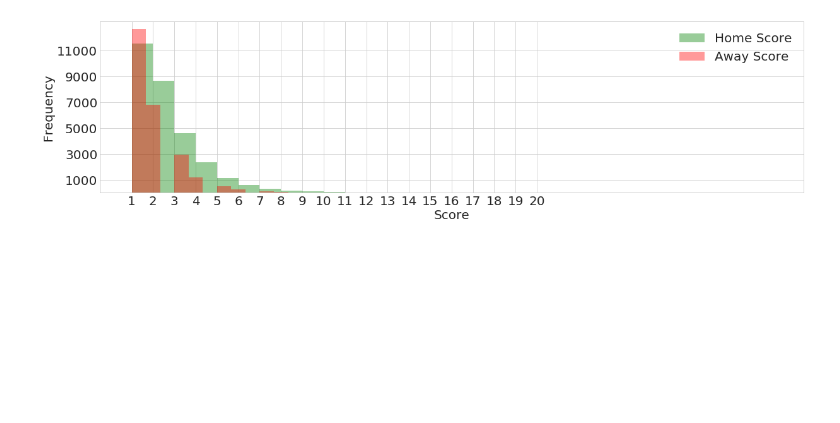
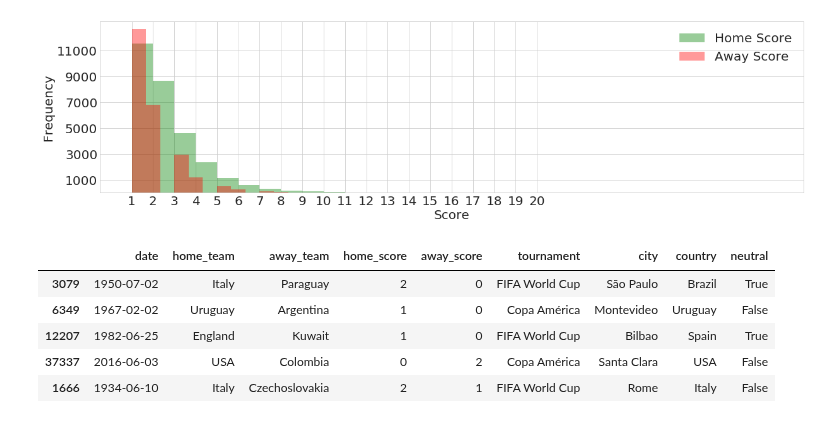
Before and after one commit to sominw/Kaggle, a Jupyter notebook: FootballHistory/Past&Present of Football.ipynb, the cells around one changed output. Cells and saved outputs as stored; diff of their text form; code cells hidden in the pictures; blank space fills up the shorter version.

```diff
--- a/FootballHistory/Past&Present of Football.ipynb
+++ b/FootballHistory/Past&Present of Football.ipynb
@@ -52,3 +64,13 @@ plt.ylabel("Frequency")
 plt.show()
 # %% [output]
 [figure]
+# %%
+major_world_tournaments = data[data['tournament'].isin(['Copa América','FIFA World Cup','UEFA Euro'])]
+major_world_tournaments.sample(5)
+# %% [output]
+|  | date | home_team | away_team | home_score | away_score | tournament | city | country | neutral |
+| 3079 | 1950-07-02 | Italy | Paraguay | 2 | 0 | FIFA World Cup | São Paulo | Brazil | True |
+| 6349 | 1967-02-02 | Uruguay | Argentina | 1 | 0 | Copa América | Montevideo | Uruguay | False |
+| 12207 | 1982-06-25 | England | Kuwait | 1 | 0 | FIFA World Cup | Bilbao | Spain | True |
+| 37337 | 2016-06-03 | USA | Colombia | 0 | 2 | Copa América | Santa Clara | USA | False |
+| 1666 | 1934-06-10 | Italy | Czechoslovakia | 2 | 1 | FIFA World Cup | Rome | Italy | False |
```
Also changed, not shown: parts of 6 cells of this notebook.
